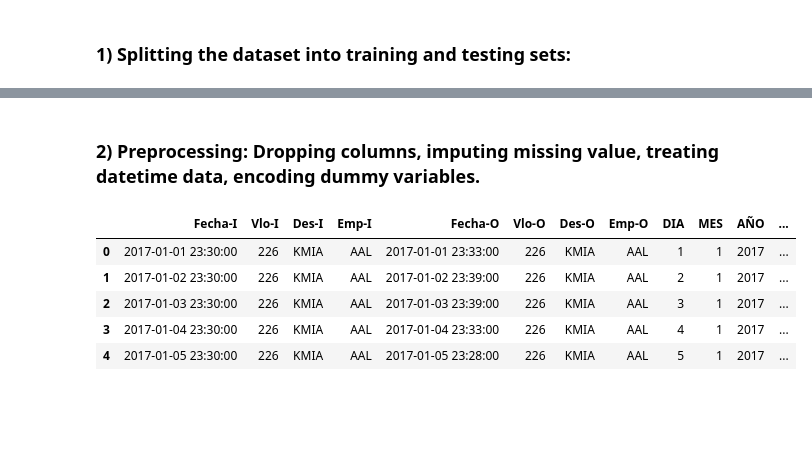
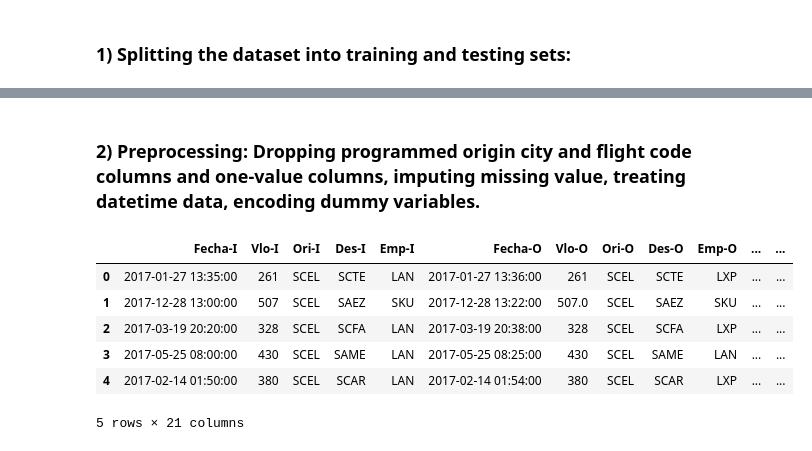
Before and after one commit to franejara/challenge-data-scientist, a Jupyter notebook: solution.ipynb, the cells around one changed output, grey strips where cells are left out. Saved outputs shown, nothing was run; the diff lists cells and outputs as text; code cells hidden in the pictures; blank space fills up the shorter version.

```diff
--- a/solution.ipynb
+++ b/solution.ipynb
@@ -667,13 +588,15 @@ dtype: int64
 # %% [markdown]
-### 2) Preprocessing: Dropping columns, imputing missing value, treating datetime data, encoding dummy variables.
+### 2) Preprocessing: Dropping programmed origin city and flight code columns and one-value columns, imputing missing value, treating datetime data, encoding dummy variables.
 # %%
-# Dropping columns with only 1 unique value, and columns I won't use for modeling:
+#Transforming the training set into a pandas data frame and adding the original name to the columns.
 
-df.head()
+X_train_df = pd.DataFrame(data = X_train, columns = ['Fecha-I', 'Vlo-I', 'Ori-I', 'Des-I', 'Emp-I', 'Fecha-O', 'Vlo-O', 'Ori-O', 'Des-O', 'Emp-O', 'DIA', 'MES', 'AÑO', 'DIANOM', 'TIPOVUELO', 'OPERA', 'SIGLAORI', 'SIGLADES', 'high_season', 'min_diff', 'period_day'])
+X_train_df.head()
 # %% [output]
-|  | Fecha-I | Vlo-I | Des-I | Emp-I | Fecha-O | Vlo-O | Des-O | Emp-O | DIA | MES | AÑO | ... |
-| 0 | 2017-01-01 23:30:00 | 226 | KMIA | AAL | 2017-01-01 23:33:00 | 226 | KMIA | AAL | 1 | 1 | 2017 | ... |
-| 1 | 2017-01-02 23:30:00 | 226 | KMIA | AAL | 2017-01-02 23:39:00 | 226 | KMIA | AAL | 2 | 1 | 2017 | ... |
-| 2 | 2017-01-03 23:30:00 | 226 | KMIA | AAL | 2017-01-03 23:39:00 | 226 | KMIA | AAL | 3 | 1 | 2017 | ... |
-| 3 | 2017-01-04 23:30:00 | 226 | KMIA | AAL | 2017-01-04 23:33:00 | 226 | KMIA | AAL | 4 | 1 | 2017 | ... |
-| 4 | 2017-01-05 23:30:00 | 226 | KMIA | AAL | 2017-01-05 23:28:00 | 226 | KMIA | AAL | 5 | 1 | 2017 | ... |
+|  | Fecha-I | Vlo-I | Ori-I | Des-I | Emp-I | Fecha-O | Vlo-O | Ori-O | Des-O | Emp-O | ... | ... |
+| 0 | 2017-01-27 13:35:00 | 261 | SCEL | SCTE | LAN | 2017-01-27 13:36:00 | 261 | SCEL | SCTE | LXP | ... | ... |
+| 1 | 2017-12-28 13:00:00 | 507 | SCEL | SAEZ | SKU | 2017-12-28 13:22:00 | 507.0 | SCEL | SAEZ | SKU | ... | ... |
+| 2 | 2017-03-19 20:20:00 | 328 | SCEL | SCFA | LAN | 2017-03-19 20:38:00 | 328 | SCEL | SCFA | LXP | ... | ... |
+| 3 | 2017-05-25 08:00:00 | 430 | SCEL | SAME | LAN | 2017-05-25 08:25:00 | 430 | SCEL | SAME | LAN | ... | ... |
+| 4 | 2017-02-14 01:50:00 | 380 | SCEL | SCAR | LAN | 2017-02-14 01:54:00 | 380 | SCEL | SCAR | LXP | ... | ... |
+5 rows × 21 columns
```
Also changed, not shown: parts of 61 cells of this notebook.
